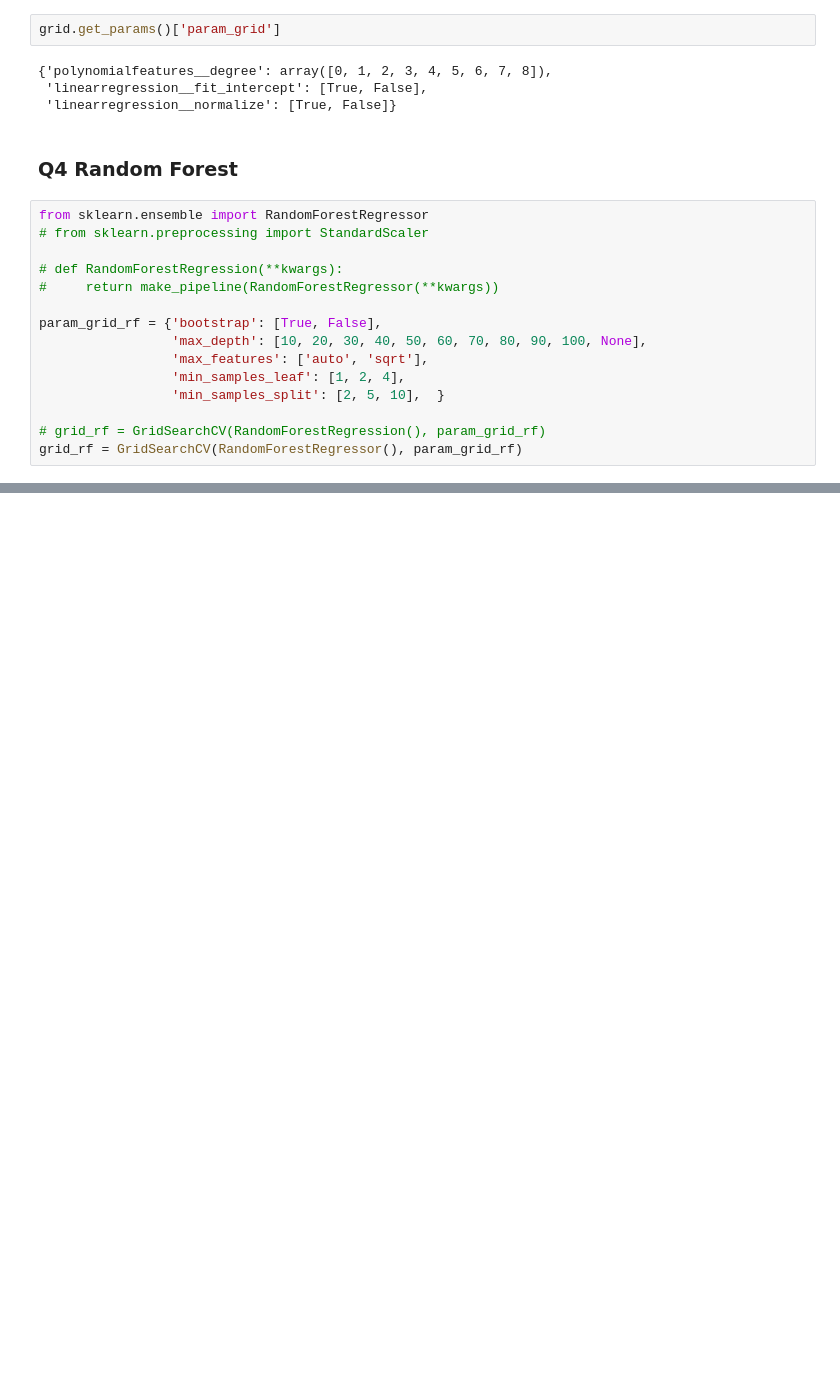
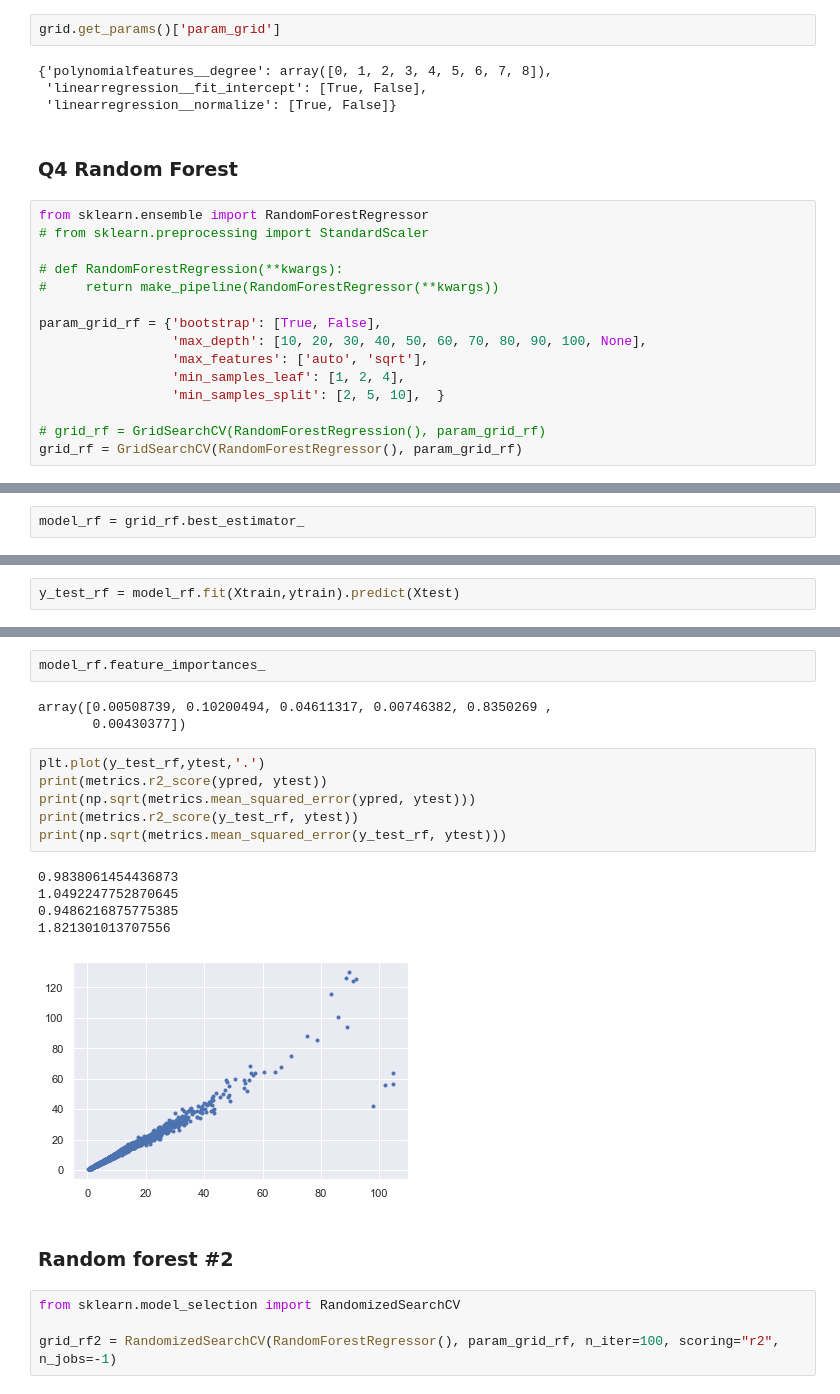
Before and after one commit to atmsillinois/machine-learning-1-seunguk-2, a Jupyter notebook: Module5.ipynb, the cells around one changed output, grey strips where cells are left out. Drawn from its saved outputs; the diff is of its cells as text; blank space fills up the shorter version.

```diff
--- a/Module5.ipynb
+++ b/Module5.ipynb
@@ -156,0 +179,2 @@ grid_rf.fit(Xtrain, ytrain)
+# %%
+model_rf = grid_rf.best_estimator_
@@ -156,0 +185,2 @@ grid_rf.fit(Xtrain, ytrain)
+# %%
+y_test_rf = model_rf.fit(Xtrain,ytrain).predict(Xtest)
@@ -156,0 +201,23 @@ grid_rf.fit(Xtrain, ytrain)
+# %%
+model_rf.feature_importances_
+# %% [output]
+array([0.00508739, 0.10200494, 0.04611317, 0.00746382, 0.8350269 ,
+       0.00430377])
+# %%
+plt.plot(y_test_rf,ytest,'.')
+print(metrics.r2_score(ypred, ytest))
+print(np.sqrt(metrics.mean_squared_error(ypred, ytest)))
+print(metrics.r2_score(y_test_rf, ytest))
+print(np.sqrt(metrics.mean_squared_error(y_test_rf, ytest)))
+# %% [output]
+0.9838061454436873
+1.0492247752870645
+0.9486216875775385
+1.821301013707556
+[figure, added]
+# %% [markdown]
+### Random forest #2
+# %%
+from sklearn.model_selection import RandomizedSearchCV
+
+grid_rf2 = RandomizedSearchCV(RandomForestRegressor(), param_grid_rf, n_iter=100, scoring="r2", n_jobs=-1)
```
Also changed, not shown: parts of 9 cells of this notebook.
